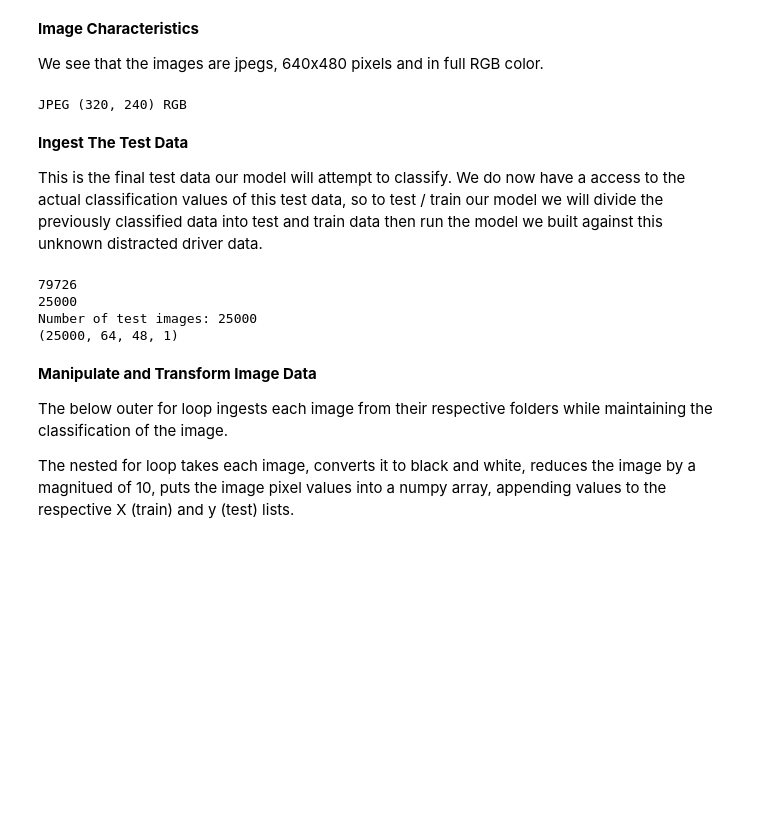
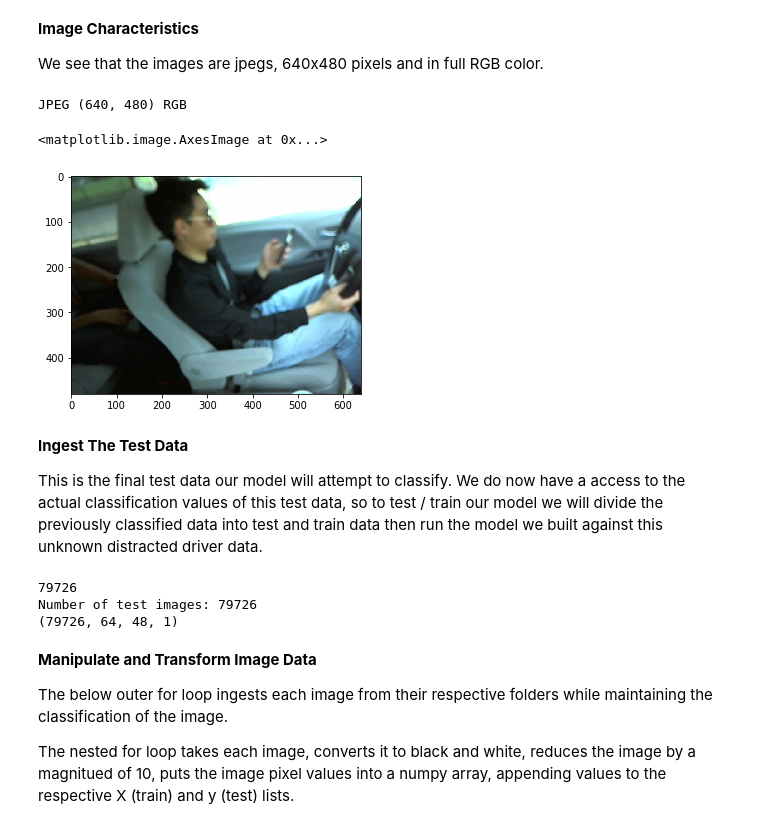
Before and after one commit to showmalley/code_portfolio, a Jupyter notebook: Python -- Deep Learning/DistractedDrivingImagePrediction/DeepLearning_FinalProject.ipynb, the cells around one changed output. Saved outputs shown, nothing was run; the diff lists cells and outputs as text; code cells hidden in the pictures; blank space fills up the shorter version.

```diff
--- a/Python -- Deep Learning/DistractedDrivingImagePrediction/DeepLearning_FinalProject.ipynb
+++ b/Python -- Deep Learning/DistractedDrivingImagePrediction/DeepLearning_FinalProject.ipynb
@@ -79,23 +80,29 @@ sample_submission.head()
 __Image Characteristics__
 
 We see that the images are jpegs, 640x480 pixels and in full RGB color.
-# %%
-print(imagetest.format, imagetest.size, imagetest.mode)
-# %% [output]
-JPEG (320, 240) RGB
+# %%
+%matplotlib inline
+
+imagetest = Image.open('imgs/test/img_2200.jpg')
+
+print(imagetest.format, imagetest.size, imagetest.mode)
+
+plt.imshow(imagetest)
+# %% [output]
+JPEG (640, 480) RGB
+<matplotlib.image.AxesImage at 0x...>
+[figure, added]
 # %% [markdown]
 __Ingest The Test Data__
 
 This is the final test data our model will attempt to classify. We do now have a access to the actual classification values of this test data, so to test / train our model we will divide the previously classified data into test and train data then run the model we built against this unknown distracted driver data.
 # %%
 X_test = []
-#y = []
 path = os.path.join('imgs', 'test','*.jpg')
 img_list = glob.glob(path)
 print(len(img_list))
-print(len(img_list[:25000]))
 
-for file in img_list[:25000]:
+for file in img_list:
     img = Image.open(file).convert('L')
     height, width = img.size
     # thumbnail is a in-place operation
@@ -110,9 +117,8 @@ X_test = np.array(X_test)
 print(X_test.shape)
 # %% [output]
 79726
-25000
-Number of test images: 25000
-(25000, 64, 48, 1)
+Number of test images: 79726
+(79726, 64, 48, 1)
 # %% [markdown]
 __Manipulate and Transform Image Data__
 
```
Also changed, not shown: parts of 35 cells of this notebook.
